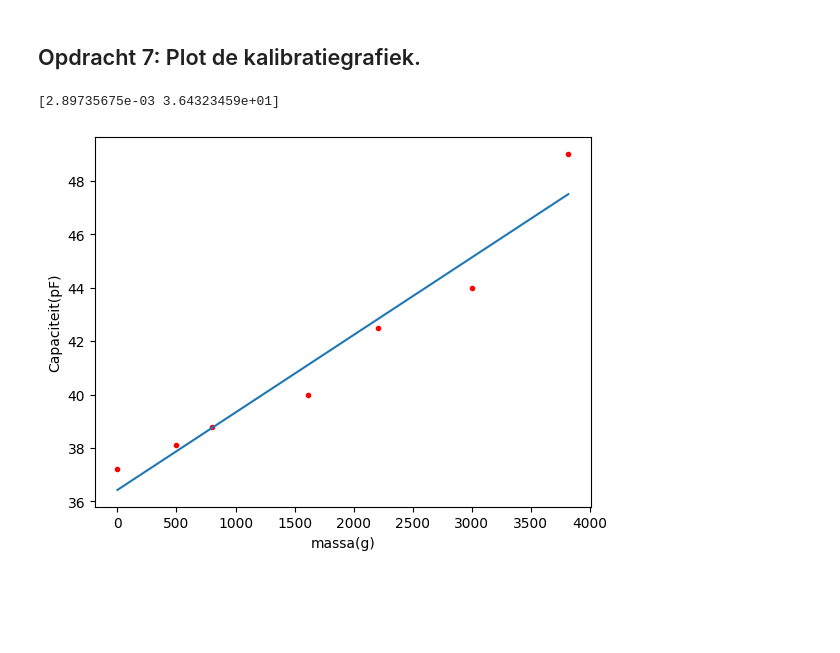
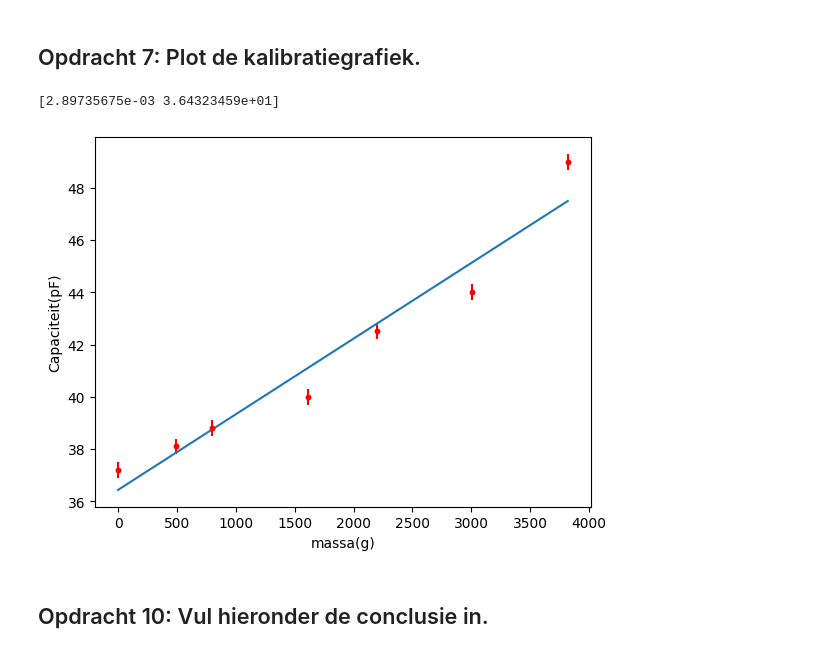
Before and after one commit to luckykat07/opdrachten-DEF-D_LE, a Jupyter notebook: FysiekeOntwerpopdrachten/2OntwerpEenSensorCondensator/DEFOntwerpopdracht2OntwerpEenSensorInvulTemplate.ipynb, the cells around one changed output. Cells and saved outputs as stored; diff of their text form; code cells hidden in the pictures; blank space fills up the shorter version.

```diff
--- a/FysiekeOntwerpopdrachten/2OntwerpEenSensorCondensator/DEFOntwerpopdracht2OntwerpEenSensorInvulTemplate.ipynb
+++ b/FysiekeOntwerpopdrachten/2OntwerpEenSensorCondensator/DEFOntwerpopdracht2OntwerpEenSensorInvulTemplate.ipynb
@@ -223,23 +252,26 @@ Voor leerdoel 3:
 # %%
 # Plot hier je gemeten kalibratiegrafiek en plot in dezelfde figuur ook je verwachte ontwerpgrafiek.
 from scipy.optimize import curve_fit
 
 Gewicht = np.array([0, 491.9, 800, 1615.8, 2203.1, 3003.1, 3818.9])
 Capaciteit = np.array([37.2,38.1, 38.8, 40.0, 42.5, 44.0, 49])
 u_m = 5
 u_C = 0.3
 def Fit_Func(m, k, b):
     return k*m+ b
 #(8.854e-12*1.065*0.04/(0.015-((9.81*m)/k)))
 #Capaciteit_fit = Capaciteit*10e-12
 val, cov = curve_fit(Fit_Func, Gewicht, Capaciteit)
 print(val)
 plt.figure()
+plt.errorbar(Gewicht, Capaciteit, u_C, u_m, 'r.')
 plt.plot(Gewicht, Capaciteit, 'r.', label="test")
 plt.plot(Gewicht, Fit_Func(Gewicht, val[0], val[1]))
 plt.xlabel("massa(g)")
 plt.ylabel("Capaciteit(pF)")
 plt.show()
 # %% [output]
 [2.89735675e-03 3.64323459e+01]
-[figure, old version]
+[figure, new version]
+# %% [markdown]
+## Opdracht 10: Vul hieronder de conclusie in.
```
Also changed, not shown: parts of 4 cells of this notebook.
